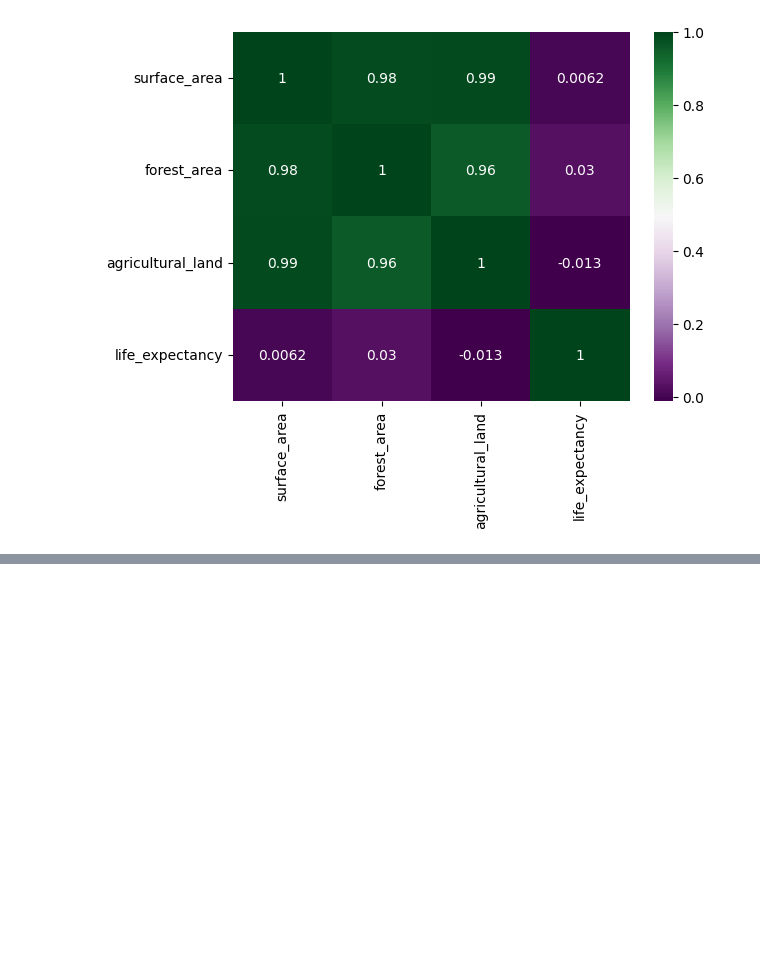
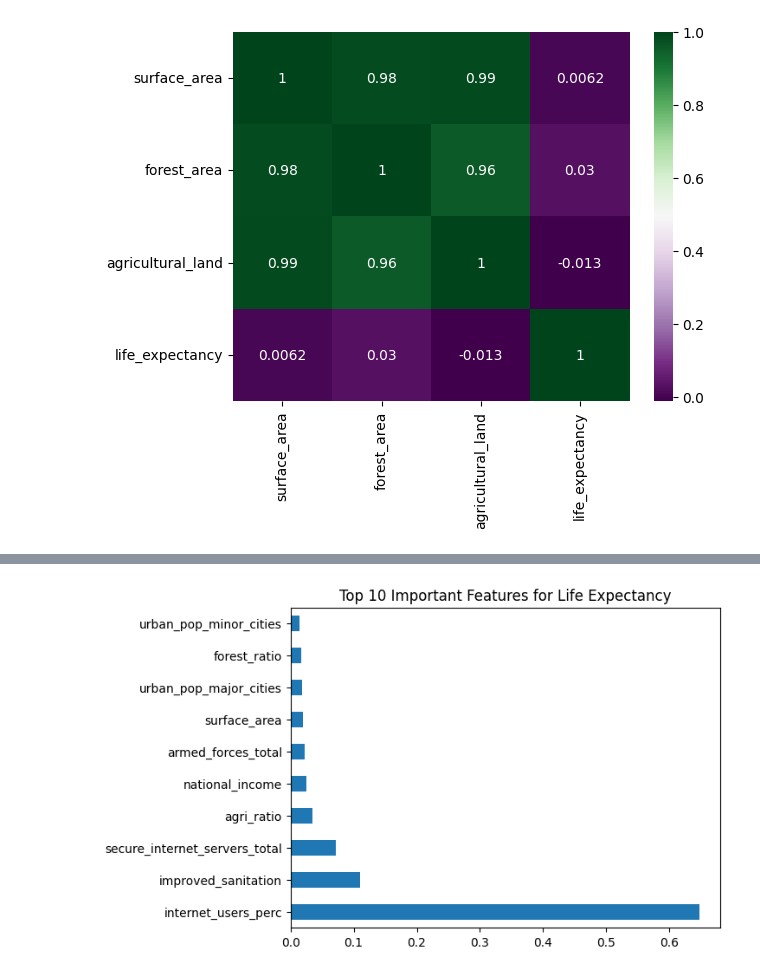
Before and after one commit to LastWarr/divya_portfolio_project, a Jupyter notebook: hackerrank/hackerrank_solved.ipynb, the cells around one changed output, grey strips where cells are left out. Saved outputs shown, nothing was run; the diff lists cells and outputs as text; code cells hidden in the pictures; blank space fills up the shorter version.

Commit message:
life expectancy prediction

```diff
--- a/hackerrank/hackerrank_solved.ipynb
+++ b/hackerrank/hackerrank_solved.ipynb
@@ -56,3 +59,8 @@ ordinal_encoder = OrdinalEncoder(categories=[categories],unknown_value=None)
 # Encoding the 'improved_sanitation' column in both train and test datasets
 train_df["improved_sanitation"] = ordinal_encoder.fit_transform(train_df[["improved_sanitation"]])
 test_df["improved_sanitation"] = ordinal_encoder.fit_transform(test_df[["improved_sanitation"]])
+# %%
+category_wmn_rate = {"[0%-25%)":1,"[25%-50%)":2,"[50%-75%)":3,"unknown":99}
+
+train_df["women_parliament_seats_rate"].replace(category_wmn_rate, inplace=True)
+test_df["women_parliament_seats_rate"].replace(category_wmn_rate,inplace=True)
@@ -130,3 +126,6 @@ train_df[['Unnamed: 0', 'armed_forces_total', 'urban_pop_major_cities',
+# %%
+train_df.drop(columns=['agricultural_land', 'forest_area'],axis=1,inplace=True)
+test_df.drop(columns=['agricultural_land', 'forest_area'],axis=1,inplace=True)
 # %%
 train_df.drop(columns=['mobile_subscriptions','internet_users'],axis=1,inplace=True)
 test_df.drop(columns=['mobile_subscriptions','internet_users'],axis=1,inplace=True)
@@ -175,5 +154,5 @@ dtype: int64
 # %%
-from sklearn.impute import SimpleImputer
-
+# Check for missing information again
 num_imputer = SimpleImputer(strategy="median")
-train_df[["armed_forces_total", "inflation_annual","secure_internet_servers_total","internet_users_perc","forest_area","agricultural_land"]] = num_imputer.fit_transform(train_df[["armed_forces_total", "inflation_annual","secure_internet_servers_total","internet_users_perc","forest_area","agricultural_land"]])
+train_df[["armed_forces_total", "inflation_annual","secure_internet_servers_total","internet_users_perc","forest_ratio","agri_ratio","urban_pop_major_cities","urban_pop_minor_cities"]] = num_imputer.fit_transform(train_df[["armed_forces_total", "inflation_annual","secure_internet_servers_total","internet_users_perc","forest_ratio","agri_ratio","urban_pop_major_cities","urban_pop_minor_cities"]])
+test_df[["armed_forces_total", "inflation_annual","secure_internet_servers_total","internet_users_perc","forest_ratio","agri_ratio","urban_pop_major_cities","urban_pop_minor_cities"]] = num_imputer.fit_transform(test_df[["armed_forces_total", "inflation_annual","secure_internet_servers_total","internet_users_perc","forest_ratio","agri_ratio","urban_pop_major_cities","urban_pop_minor_cities"]])
@@ -179,0 +195,10 @@ train_df[["armed_forces_total", "inflation_annual","secure_internet_servers_tota
+# %%
+train_df_X = train_df.drop(columns=['index', 'life_expectancy'])
+train_df_y = train_df['life_expectancy']
+Xtrain, Xtest, ytrain, ytest = train_test_split(train_df_X, train_df_y, test_size=0.3, random_state=42)
+model = RandomForestRegressor(n_estimators=100, random_state=42)
+# Features and target variable
+
+X_test = test_df.drop(columns=['index'])
+# Fit the model
+model.fit(Xtrain, ytrain)
@@ -179,0 +249,11 @@ train_df[["armed_forces_total", "inflation_annual","secure_internet_servers_tota
+# %%
+import matplotlib.pyplot as plt
+import seaborn as sns
+
+# Feature importance
+importances = pd.Series(model.feature_importances_, index=train_df_X.columns)
+importances.nlargest(10).plot(kind='barh')
+plt.title("Top 10 Important Features for Life Expectancy")
+plt.show()
+# %% [output]
+[figure, added]
```
Also changed, not shown: parts of 11 cells of this notebook.
